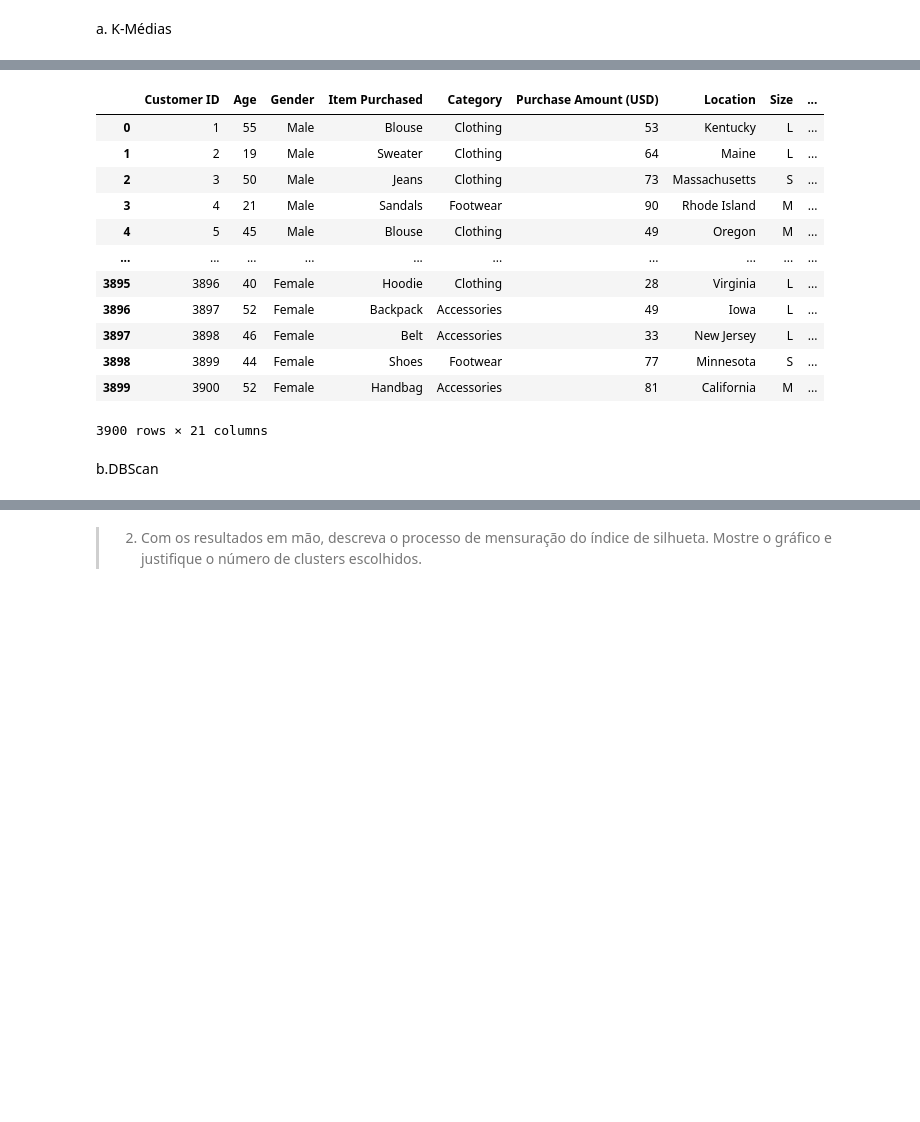
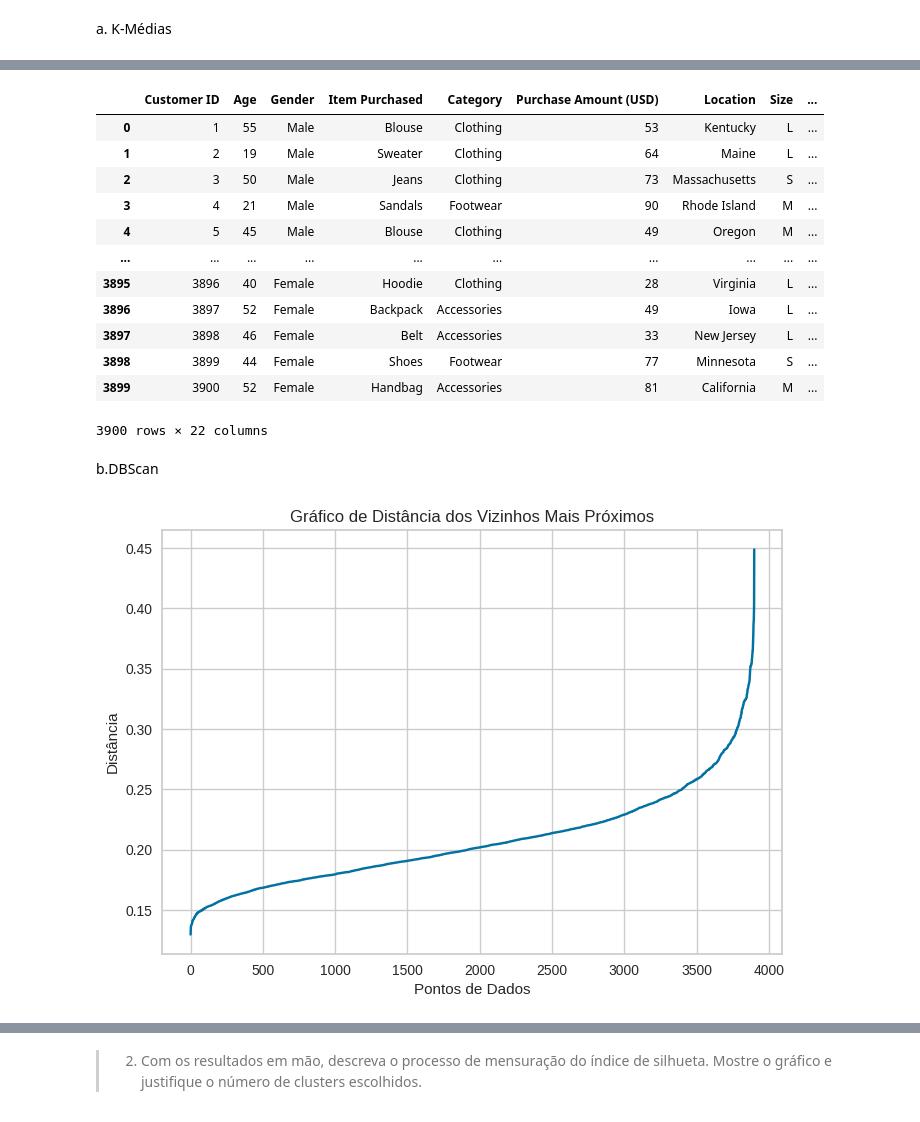
Before and after one commit to acrisandradee/validacaomodeloclusterizacao, a Jupyter notebook: Validação_de_modelos_de_clusterização.ipynb, the cells around one changed output, grey strips where cells are left out. Saved outputs shown, nothing was run; the diff lists cells and outputs as text; code cells hidden in the pictures; blank space fills up the shorter version.

```diff
--- a/Validação_de_modelos_de_clusterização.ipynb
+++ b/Validação_de_modelos_de_clusterização.ipynb
@@ -352,10 +401,8 @@ plt.show()
 # %%
 from sklearn.cluster import KMeans
-
-kmeans = KMeans(n_clusters=3, random_state=42)
-kmeans.fit(dadospadronizados)
-
-dados['Cluster'] = kmeans.labels_
+kmeans = KMeans(n_clusters=10, random_state=42)
+kmeans.fit(dados_normalizados)
+dados['Ncluster'] = kmeans.predict(dados_normalizados)
 dados
 # %% [output]
 |  | Customer ID | Age | Gender | Item Purchased | Category | Purchase Amount (USD) | Location | Size | ... |
@@ -370,6 +417,24 @@ dados
 | 3897 | 3898 | 46 | Female | Belt | Accessories | 33 | New Jersey | L | ... |
 | 3898 | 3899 | 44 | Female | Shoes | Footwear | 77 | Minnesota | S | ... |
 | 3899 | 3900 | 52 | Female | Handbag | Accessories | 81 | California | M | ... |
-3900 rows × 21 columns
+3900 rows × 22 columns
 # %% [markdown]
 b.DBScan
+# %%
+from sklearn.neighbors import NearestNeighbors
+import matplotlib.pyplot as plt
+import numpy as np
+
+neighbors = NearestNeighbors(n_neighbors=10)  # Escolha 9 ou 10 com base nos resultados anteriores
+neighbors_fit = neighbors.fit(dados_normalizados)
+distances, indices = neighbors_fit.kneighbors(dados_normalizados)
+
+# Ordenar as distâncias em ordem crescente
+distances = np.sort(distances[:, -1])
+plt.plot(distances)
+plt.title("Gráfico de Distância dos Vizinhos Mais Próximos")
+plt.xlabel("Pontos de Dados")
+plt.ylabel("Distância")
+plt.show()
+# %% [output]
+[figure, added]
```
Also changed, not shown: parts of 19 cells of this notebook.
